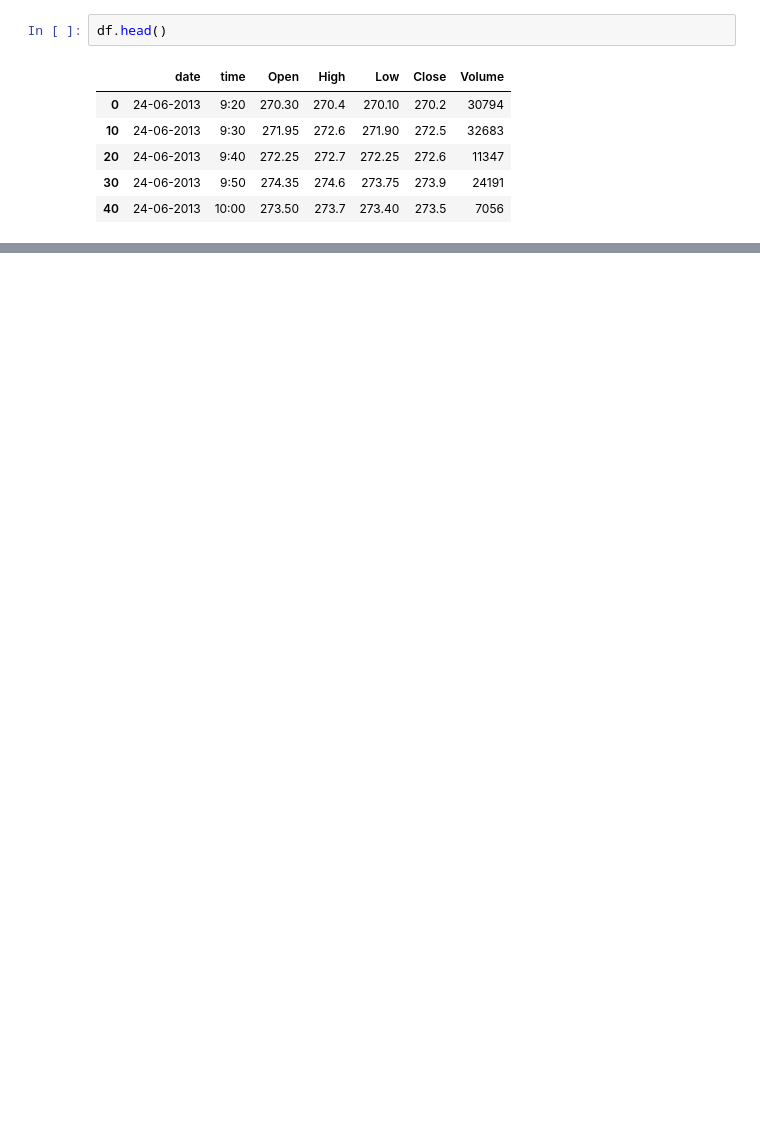
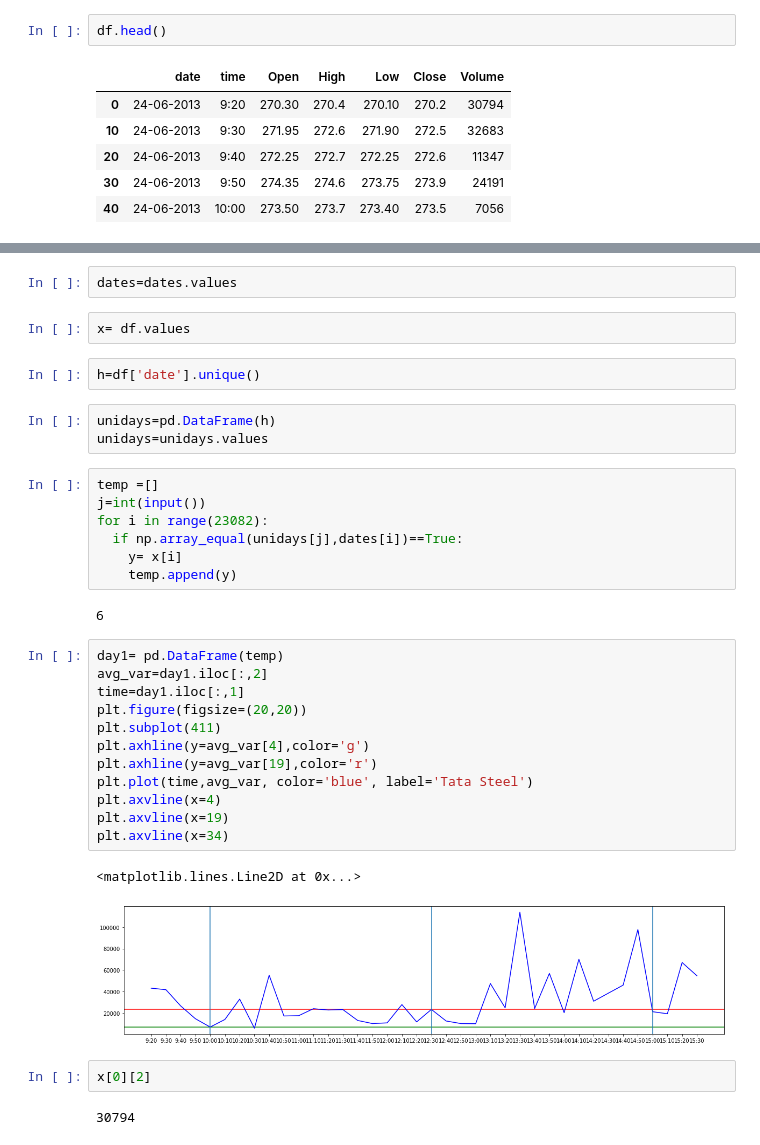
Before and after one commit to nithishpatel/Stock-market-analysis, a Jupyter notebook: tatadata.ipynb, the cells around one changed output, grey strips where cells are left out. Saved outputs shown, nothing was run; the diff lists cells and outputs as text; blank space fills up the shorter version.

```diff
--- a/tatadata.ipynb
+++ b/tatadata.ipynb
@@ -164,0 +48,37 @@ plt.axvline(x=19)
+# %%
+dates=dates.values
+# %%
+x= df.values
+# %%
+h=df['date'].unique()
+# %%
+unidays=pd.DataFrame(h)
+unidays=unidays.values
+# %%
+temp =[]
+j=int(input())
+for i in range(23082):
+  if np.array_equal(unidays[j],dates[i])==True:
+    y= x[i]
+    temp.append(y)
+# %% [output]
+6
+# %%
+day1= pd.DataFrame(temp)
+avg_var=day1.iloc[:,2]
+time=day1.iloc[:,1]
+plt.figure(figsize=(20,20))
+plt.subplot(411)
+plt.axhline(y=avg_var[4],color='g')
+plt.axhline(y=avg_var[19],color='r')
+plt.plot(time,avg_var, color='blue', label='Tata Steel')
+plt.axvline(x=4)
+plt.axvline(x=19)
+plt.axvline(x=34)
+# %% [output]
+<matplotlib.lines.Line2D at 0x...>
+[figure, added]
+# %%
+x[0][2]
+# %% [output]
+30794
```
Also changed, not shown: parts of 45 cells of this notebook.
